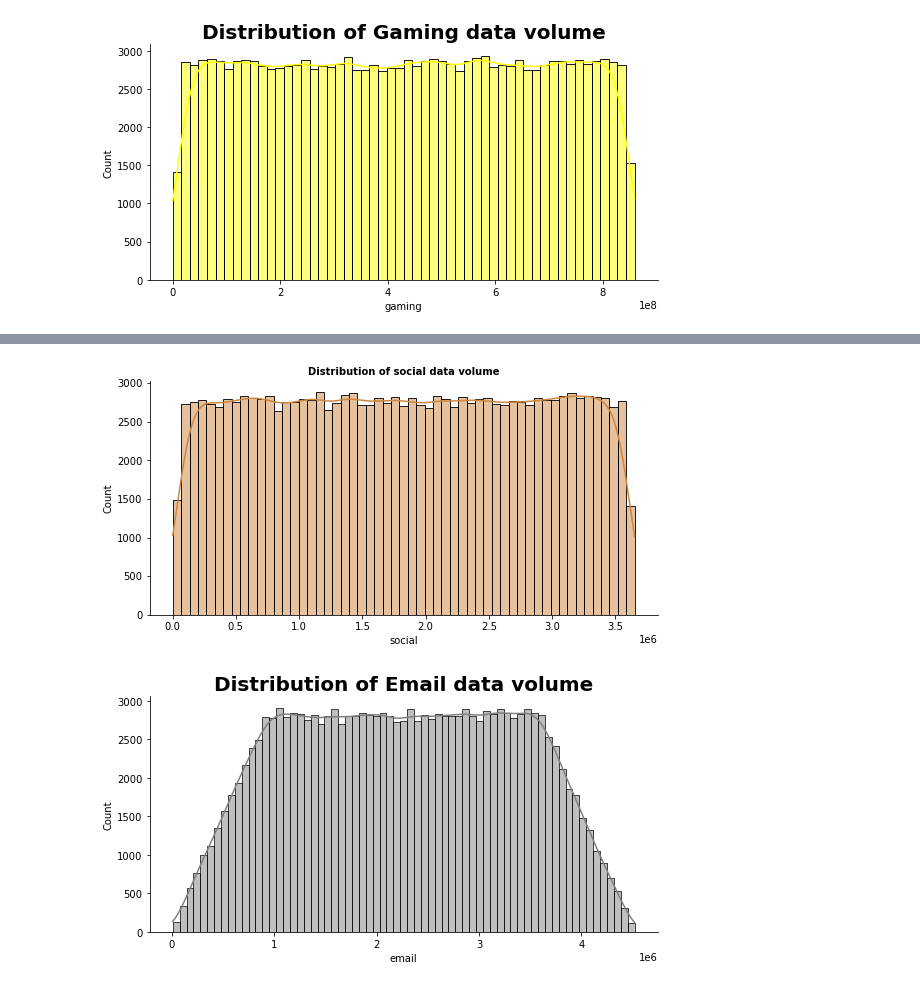
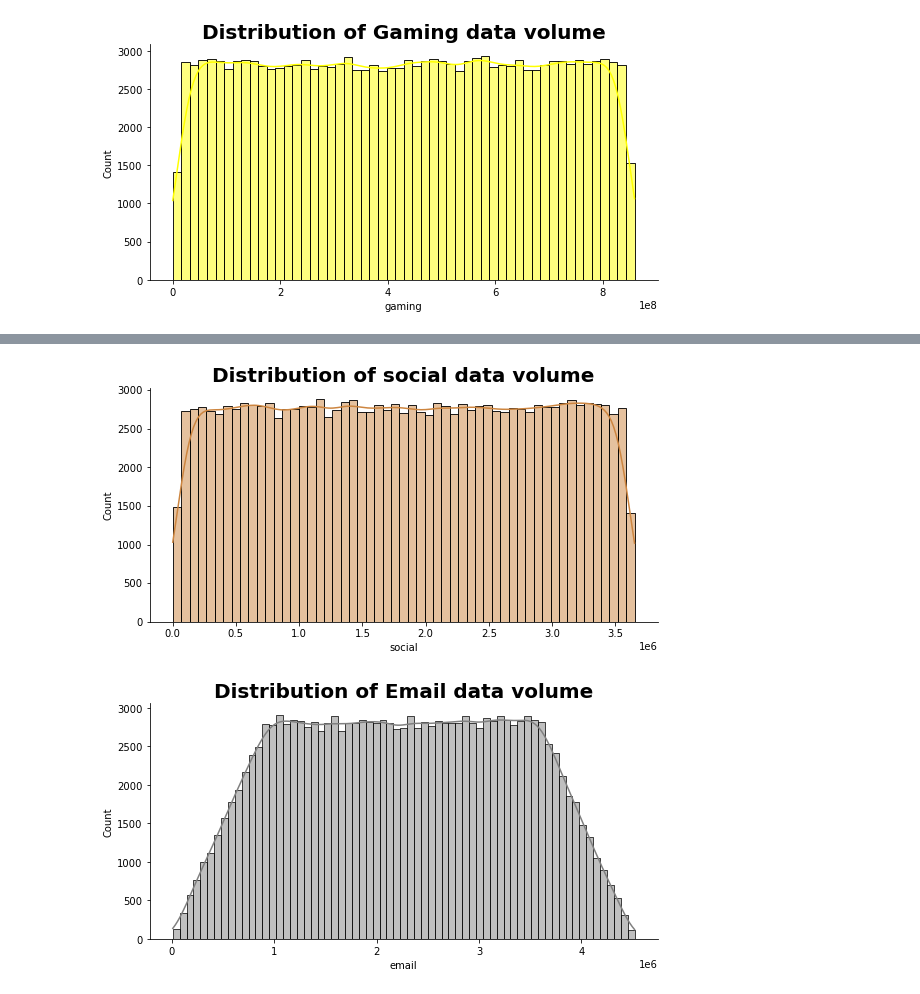
Before and after one commit to Ammon21/Telecom-Analysis, a Jupyter notebook: Notebooks/User_Overview 1.2.ipynb, the cells around one changed output, grey strips where cells are left out. Saved outputs shown, nothing was run; the diff lists cells and outputs as text; code cells hidden in the pictures.

```diff
--- a/Notebooks/User_Overview 1.2.ipynb
+++ b/Notebooks/User_Overview 1.2.ipynb
@@ -6,6 +9,9 @@ import numpy as np
 # %%
-df_clean = pd.read_csv(r"C:\\Users\\dell\\Desktop\\Week1_challenge_data_sourcex.csv", encoding="latin-1")
+missing_values = ["n/a", "na", "undefined"]
+df_clean = pd.read_csv(r"C:\\Users\\dell\\Desktop\\Week1_challenge_data_sourcex.csv",na_values = missing_values, encoding="latin-1")
 df_clean.head()
+
+dataFrame = pd.read_excel("../week2.xlsx", )
 # %% [output]
 |  | Bearer Id | Start | Start ms | End | End ms | Dur. (ms) | IMSI | MSISDN/Number | IMEI | ... |
 | 0 | 1.311448e+19 | 4/4/2019 12:01 | 770.0 | 4/25/2019 14:35 | 662.0 | 1823652.0 | 2.082014e+14 | 3.366496e+10 | 3.552121e+13 | ... |
@@ -128,9 +134,9 @@ plt.show()
 # %%
 sns.displot(data=relevant_data, x="social", color='peru', kde=True, height=4, aspect=2)
-plt.title(f'Distribution of social data volume', size=10, fontweight='bold')
+plt.title(f'Distribution of social data volume', size=20, fontweight='bold')
 plt.show()
 # %% [output]
-[figure, old version]
+[figure, new version]
 # %%
 sns.displot(data=relevant_data, x="email", color='gray', kde=True, height=4, aspect=2)
 plt.title(f'Distribution of Email data volume', size=20, fontweight='bold')
```
Also changed, not shown: parts of 37 cells of this notebook, 1 other file.
